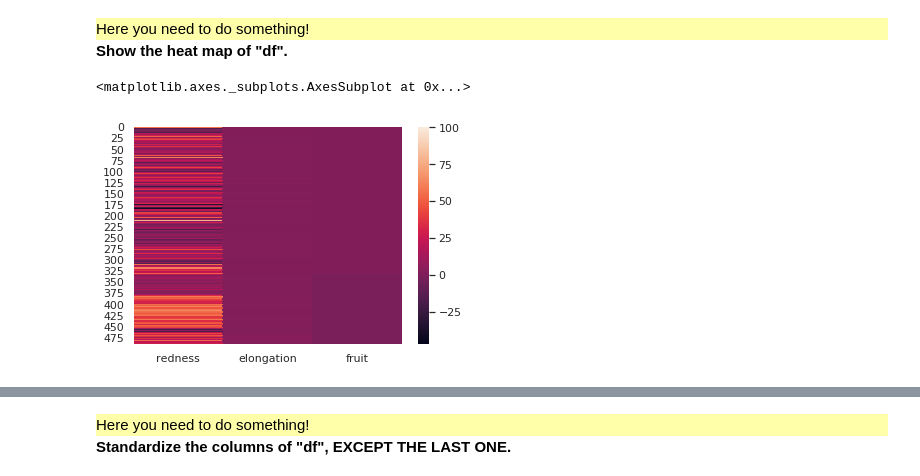
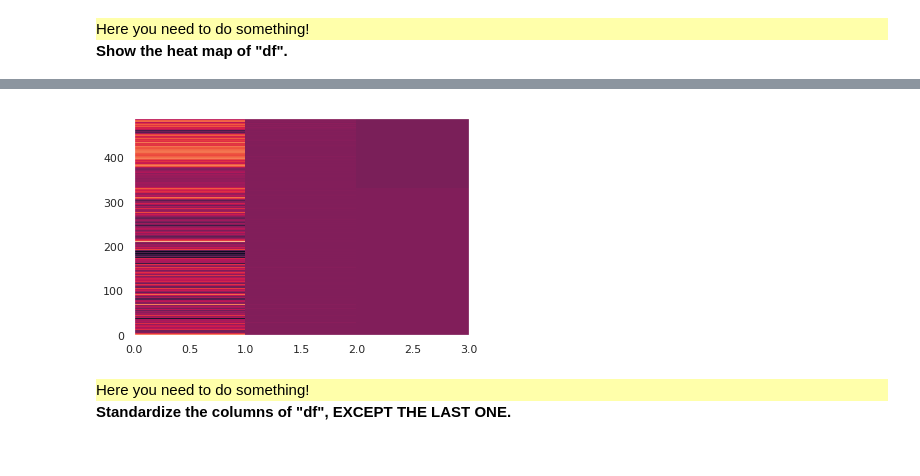
Before and after one commit to jf-pnj/info232, a Jupyter notebook: TP2/TP2.ipynb, the cells around one changed output, grey strips where cells are left out. Drawn from its saved outputs; the diff is of its cells as text; code cells hidden in the pictures.

```diff
--- a/TP2/TP2.ipynb
+++ b/TP2/TP2.ipynb
@@ -145,8 +165,10 @@ d1=df.describe()
     Here you need to do something!
 </div>
 <b>Show the heat map of "df".</b>
-# %%
-sns.heatmap(df, annot=False)
-# %% [output]
-<matplotlib.axes._subplots.AxesSubplot at 0x...>
-[figure, removed]
+# %%
+
+#?
+plt.pcolor(df)
+#?
+df.round(4).style.background_gradient(cmap='Greens')
+# %% [output]
@@ -153,3 +176,4 @@ sns.heatmap(df, annot=False)
+[figure, added]
 # %% [markdown]
 <div style="background:#FFFFAA">
     Here you need to do something!
```
Also changed, not shown: parts of 42 cells of this notebook.
